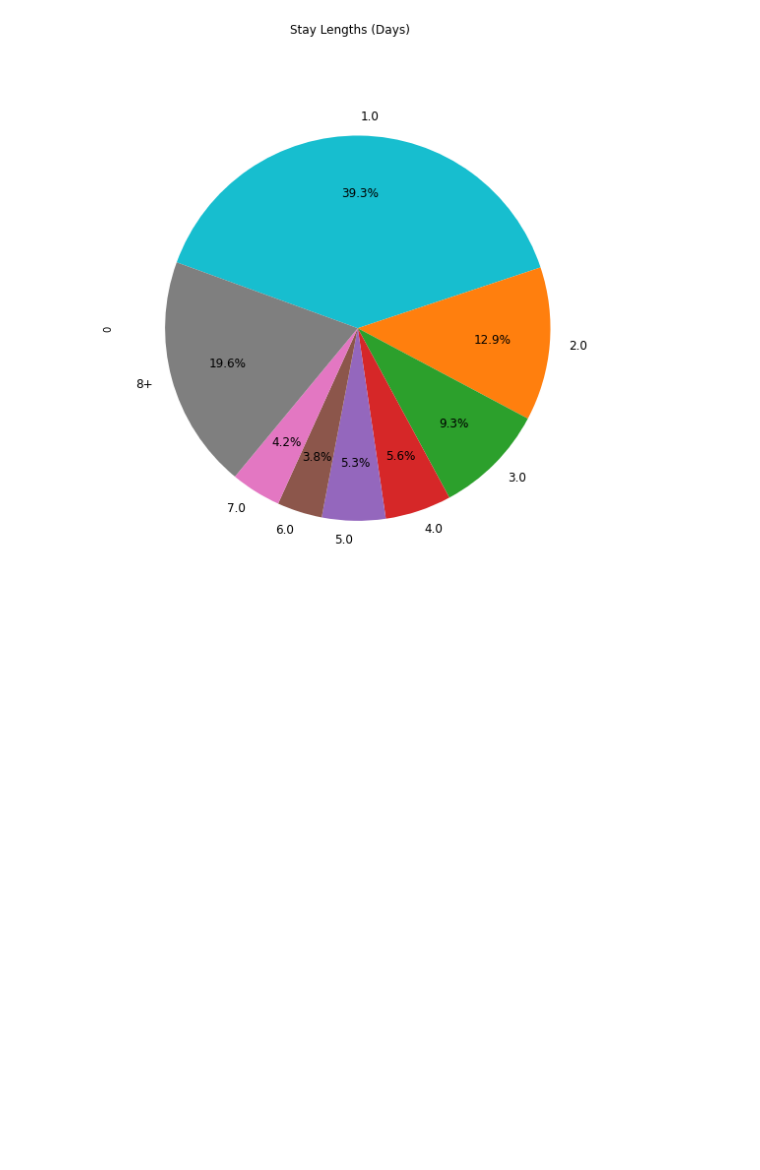
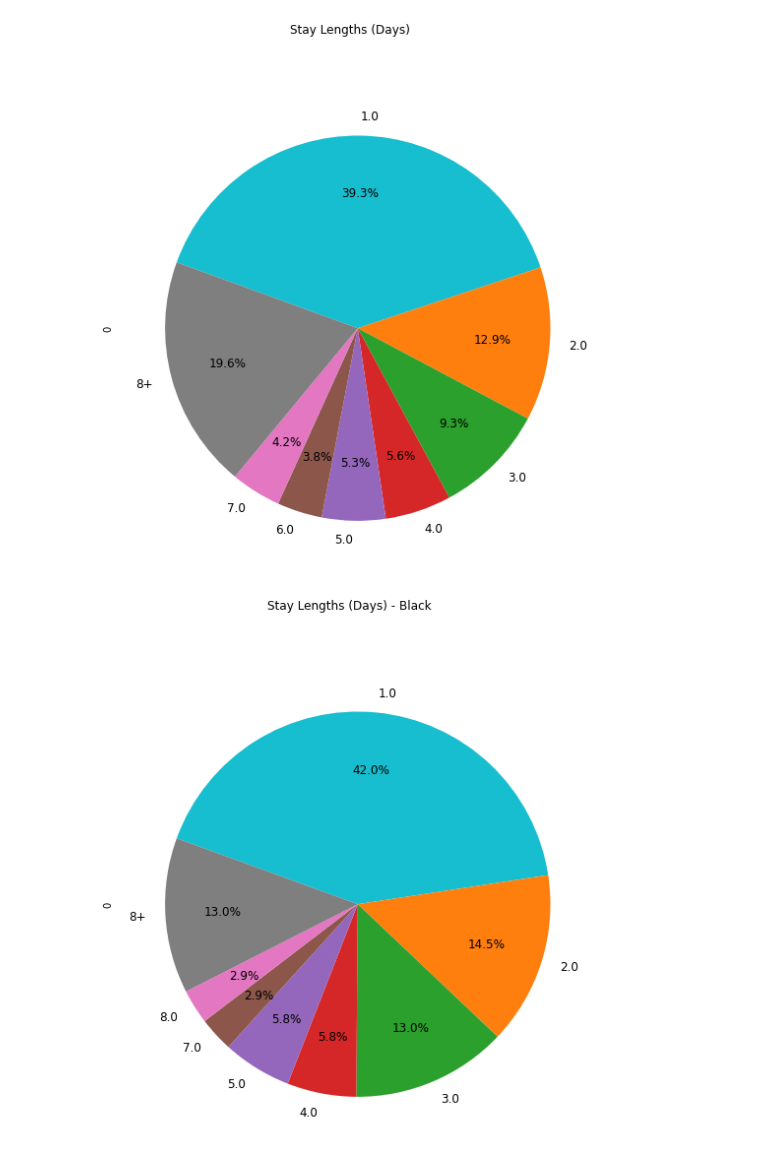
Before and after one commit to DeepWeave/jail-stays, a Jupyter notebook: Jail.ipynb, the cells around one changed output. Cells and saved outputs as stored; diff of their text form; code cells hidden in the pictures; blank space fills up the shorter version.

Commit message:
Added graphs breaking out white and black defendants

```diff
--- a/Jail.ipynb
+++ b/Jail.ipynb
@@ -62,3 +62,15 @@ fig = s2.plot.pie(subplots=True, title="Stay Lengths (Days)", counterclock=False
                   startangle=160, colors=pie_colors, fontsize=12)
 # %% [output]
 [figure]
+# %%
+s0 = stays.loc[stays["race"] == "B"].groupby("days")["days"].count()
+s1 = s0.sort_values(ascending = False)
+s2 = s1.iloc[:7].copy()
+s2 = s2.sort_index()
+gtw = pd.DataFrame([[s1.iloc[7:].sum()]], index=['8+'])
+s2 = pd.concat([s2,gtw])
+fig = s2.plot.pie(subplots=True, title="Stay Lengths (Days) - Black", counterclock=False,
+                  legend=False, autopct='%1.1f%%', pctdistance=.7, figsize=[9,9],
+                  startangle=160, colors=pie_colors, fontsize=12)
+# %% [output]
+[figure, added]
```
Also changed, not shown: parts of 1 cell of this notebook.
